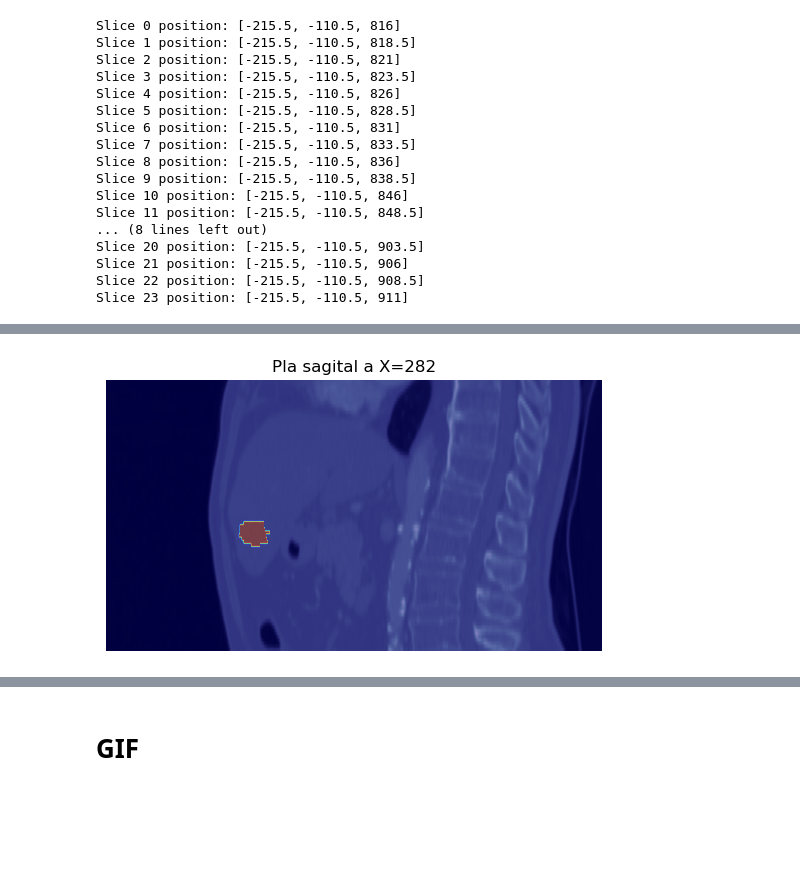
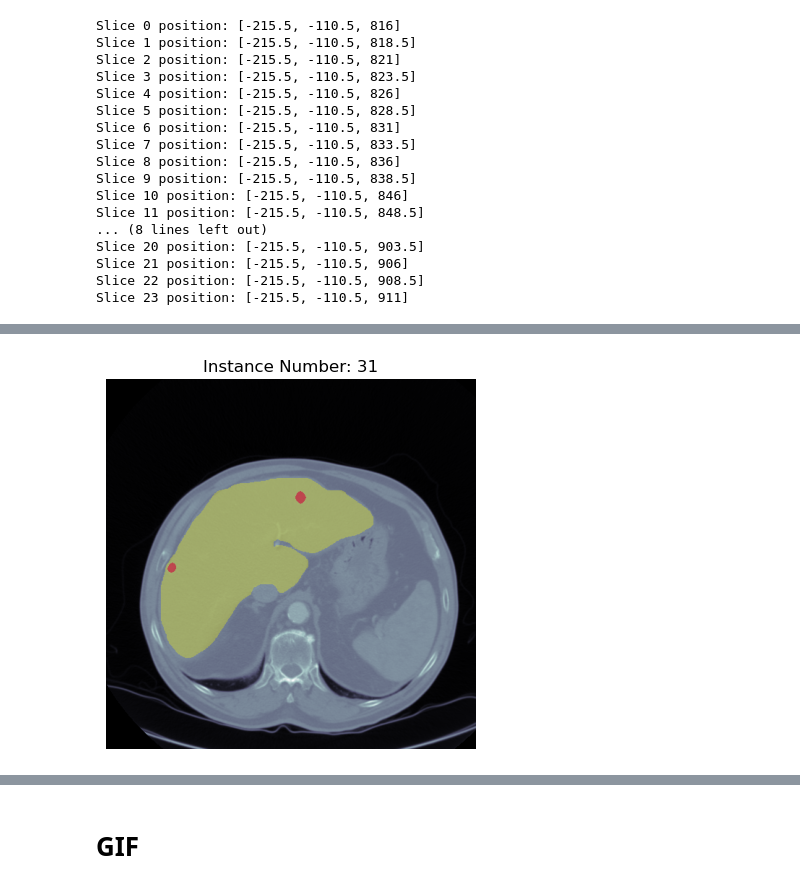
Before and after one commit to OliverJosep/11763-Medical-Image-Processing-Final-Project, a Jupyter notebook: notebook/objective1.ipynb, the cells around one changed output, grey strips where cells are left out. Cells and saved outputs as stored; diff of their text form; code cells hidden in the pictures; blank space fills up the shorter version.

```diff
--- a/notebook/objective1.ipynb
+++ b/notebook/objective1.ipynb
@@ -158,9 +155,11 @@ from highdicom.seg import Segmentation
 import highdicom as hd
 # %%
 tumor_path = os.path.abspath(os.path.join(os.getcwd(), "..", "data", "1685", "10_AP_Ax2.50mm_ManualROI_Tumor.dcm"))
+liver_path = os.path.abspath(os.path.join(os.getcwd(), "..", "data", "1685", "10_AP_Ax2.50mm_ManualROI_Liver.dcm"))
 # path = os.path.abspath(os.path.join(os.getcwd(), "..", "data", "1685", "40_RTRD_Ax2.50mm"))
 
 seg = hd.seg.segread(tumor_path)
+liver_seg = hd.seg.segread(liver_path)
 # print(seg) # Print segmentation object to see the metadata
 # %%
 print(seg.number_of_segments)
@@ -238,10 +265,18 @@ for i, idx in enumerate(tumor_slice_indices):
     print(f"Slice {i} position: {idx}")
     full_mask[idx] = mask[i]
 
-index = 30
-plt.imshow(img_dcm[index], cmap='gray')
-plt.imshow(full_mask[index], alpha=0.5, cmap='jet')
-plt.show()
+
+# Do the same for the liver
+liver_z_positions = [
+    float(frame.PlanePositionSequence[0].ImagePositionPatient[2])
+    for frame in liver_seg.PerFrameFunctionalGroupsSequence
+]
+
+liver_slice_indices = [ct_z_positions.index(z) for z in liver_z_positions]
+
+full_mask_liver = np.zeros_like(img_dcm, dtype=np.uint8)
+for i, idx in enumerate(liver_slice_indices):
+    full_mask_liver[idx] = liver_seg.pixel_array[i]
 # %% [output]
 CT Z positions: [976.0, 973.5, 971.0, 968.5, 966.0, 963.5, 961.0, 958.5, 956.0, 953.5, 951.0, 948.5, 946.0, 943.5, 941.0, 938.5, 936.0, 933.5, 931.0, 928.5, 926.0, 923.5, 921.0, 918.5, 916.0, 913.5, 9 ...
 Tumor Z positions: [816.0, 818.5, 821.0, 823.5, 826.0, 828.5, 831.0, 833.5, 836.0, 838.5, 846.0, 848.5, 851.0, 853.5, 856.0, 858.5, 861.0, 863.5, 898.5, 901.0, 903.5, 906.0, 908.5, 911.0]
@@ -264,15 +298,33 @@ Slice 23 position: 26
-# %%
-sagital_sum = full_mask.sum(axis=(0,1))  # Shape: (X,)
-max_index = np.argmax(sagital_sum)
-
-# plane = img_dcm[:, :, max_index]
-plane = dicom.median_sagittal_plane(img_dcm)
-mask_plane = full_mask[:, :, max_index]
-
-plt.imshow(plane, cmap="bone", aspect=slice_spacing / pixel_spacing[0])
-plt.imshow(mask_plane, cmap="jet", alpha=0.5, aspect=slice_spacing / pixel_spacing[0])
-plt.title(f"Pla sagital a X={max_index}")
-plt.axis("off")
-plt.show()
-# %% [output]
-[figure, removed]
+# %%
+index = 30
+alpha = 0.5
+alpha_liver = 0.3
+
+# 1. Normalise the image
+img = img_dcm[index]
+img_norm = (img - np.min(img)) / (np.max(img) - np.min(img))
+img_rgb = plt.cm.bone(img_norm)[..., :3]
+
+# 2. Binary mask where the tumor is located
+mask = full_mask[index]
+mask_bool = mask > 0
+
+mask_liver = full_mask_liver[index]
+mask_bool_liver = mask_liver > 0
+
+# 3. Red color for the tumor
+red = np.array([1.0, 0.0, 0.0])
+yellow = np.array([1.0, 1.0, 0.0])
+
+# 4. Apply the mask to the image
+overlay = img_rgb.copy()
+overlay[mask_bool_liver] = (1 - alpha_liver) * img_rgb[mask_bool_liver] + alpha_liver * yellow
+overlay[mask_bool] = (1 - alpha) * img_rgb[mask_bool] + alpha * red
+
+# 5. Show the image
+plt.imshow(overlay)
+plt.title(f"Instance Number: {slices[index].InstanceNumber}")
+plt.axis('off')
+plt.show()
+# %% [output]
+[figure, added]
```
Also changed, not shown: parts of 9 cells of this notebook, 17 other files.
